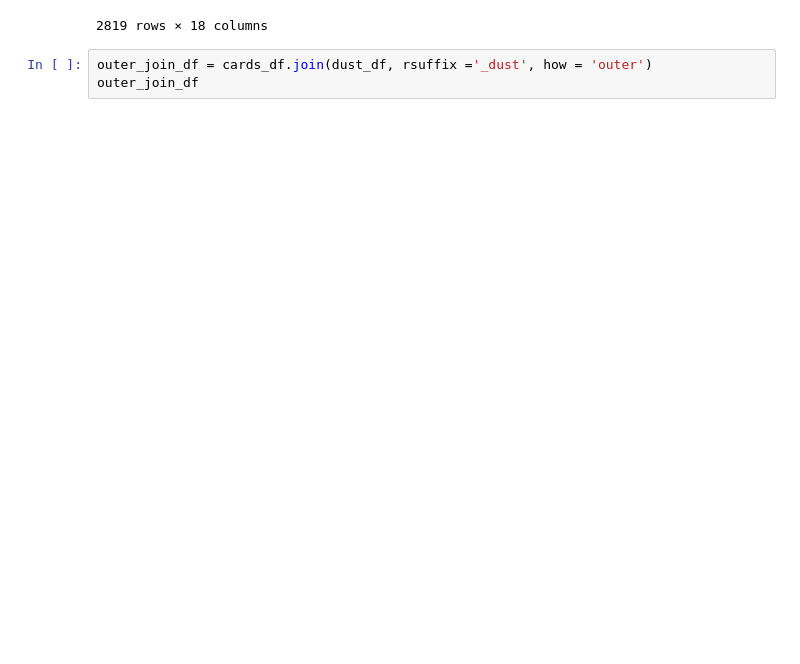
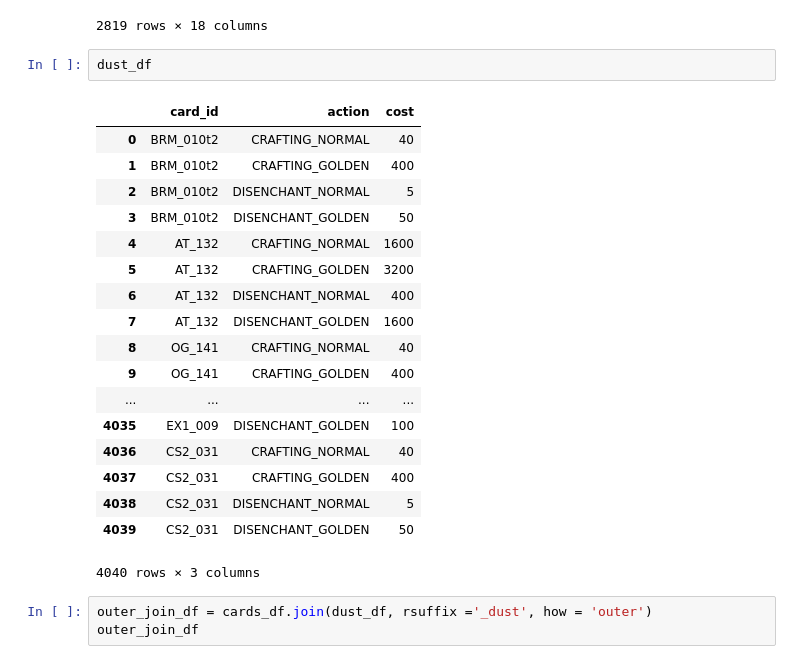
Before and after one commit to Jkim516/dsc-combining-dataframes-pandas-lab-seattle-ds-062419, a Jupyter notebook: index.ipynb, the cells around one changed output. Saved outputs shown, nothing was run; the diff lists cells and outputs as text; blank space fills up the shorter version.

```diff
--- a/index.ipynb
+++ b/index.ipynb
@@ -270,6 +270,27 @@ cards_df
 | 2817 | XXX_111e | NEUTRAL | ENCHANTMENT | All Charge, All Windfury, All The... | CHEAT | Your minions always have <b>Charg... | NaN | NaN | NaN | NaN | ... |
 | 2818 | NAX3_01 | NEUTRAL | HERO | Maexxna | NAXX | NaN | NaN | NaN | 30.0 | NaN | ... |
 2819 rows × 18 columns
+# %%
+dust_df
+# %% [output]
+|  | card_id | action | cost |
+| 0 | BRM_010t2 | CRAFTING_NORMAL | 40 |
+| 1 | BRM_010t2 | CRAFTING_GOLDEN | 400 |
+| 2 | BRM_010t2 | DISENCHANT_NORMAL | 5 |
+| 3 | BRM_010t2 | DISENCHANT_GOLDEN | 50 |
+| 4 | AT_132 | CRAFTING_NORMAL | 1600 |
+| 5 | AT_132 | CRAFTING_GOLDEN | 3200 |
+| 6 | AT_132 | DISENCHANT_NORMAL | 400 |
+| 7 | AT_132 | DISENCHANT_GOLDEN | 1600 |
+| 8 | OG_141 | CRAFTING_NORMAL | 40 |
+| 9 | OG_141 | CRAFTING_GOLDEN | 400 |
+| ... | ... | ... | ... |
+| 4035 | EX1_009 | DISENCHANT_GOLDEN | 100 |
+| 4036 | CS2_031 | CRAFTING_NORMAL | 40 |
+| 4037 | CS2_031 | CRAFTING_GOLDEN | 400 |
+| 4038 | CS2_031 | DISENCHANT_NORMAL | 5 |
+| 4039 | CS2_031 | DISENCHANT_GOLDEN | 50 |
+4040 rows × 3 columns
 # %%
 outer_join_df = cards_df.join(dust_df, rsuffix ='_dust', how = 'outer')
 outer_join_df
```
